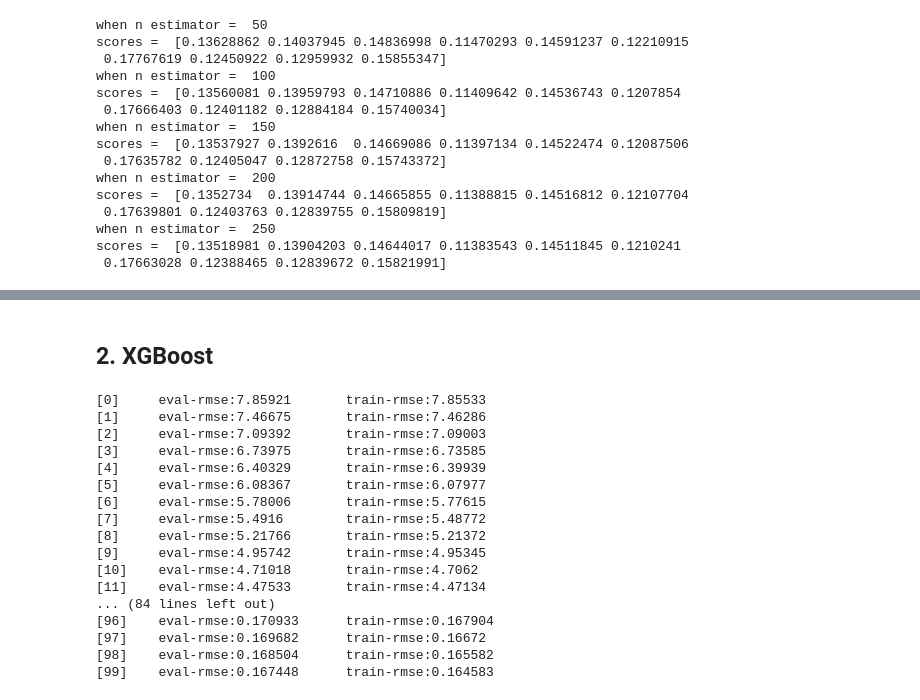
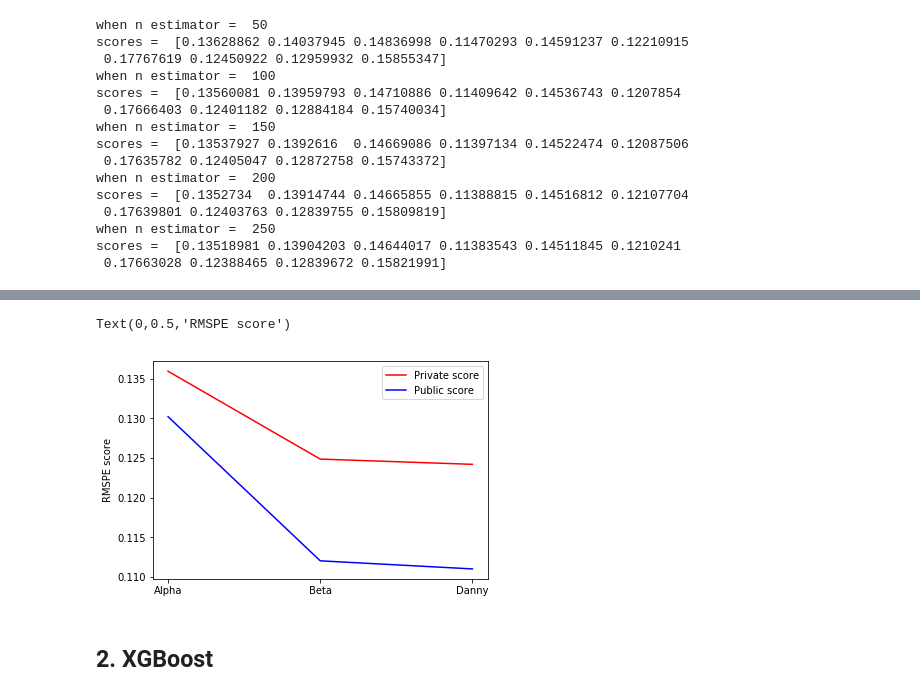
Before and after one commit to siyuanxu/Rossmann-Sales, a Jupyter notebook: Predict.ipynb, the cells around one changed output, grey strips where cells are left out. Saved outputs shown, nothing was run; the diff lists cells and outputs as text; code cells hidden in the pictures.

```diff
--- a/Predict.ipynb
+++ b/Predict.ipynb
@@ -176,37 +438,18 @@ pred_n_submit_log(RFR_basic_cesar,'RFR_basic_cesar')
+# %%
+import matplotlib.pyplot as plt
+
+models = ['Alpha','Beta','Danny']
+private_score = [0.13594,0.12487,0.12421]
+public_score = [0.13022,0.11205,0.11103]
+
+fig,ax = plt.subplots()
+ax.plot([1,2,3],private_score,'-r',label='Private score')
+ax.plot([1,2,3],public_score,'-b',label='Public score')
+ax.legend()
+plt.xticks([1,2,3],models)
+ax.set_ylabel('RMSPE score')
+# %% [output]
+Text(0,0.5,'RMSPE score')
+[figure, added]
 # %% [markdown]
 ## 2. XGBoost
-# %%
-import xgboost as xgb
-
-params = {'objective':'reg:linear',
-         'eta':0.05,
-         'booster':'gbtree'}
-
-features = list(cesar_train.columns.values)
-features.remove('Sales')
-
-X_train, X_test, y_train, y_test = train_test_split(cesar_train[features], cesar_train['Sales'], test_size=0.01, random_state=42)
-dtrain = xgb.DMatrix(X_train,y_train)
-dtest = xgb.DMatrix(X_test,y_test)
-watchlist = [(dtest, 'eval'), (dtrain, 'train')]
-num_boost_round = 100
-
-bst = xgb.train(params , dtrain , num_boost_round,watchlist,verbose_eval=True)
-# %% [output]
-[0]     eval-rmse:7.85921       train-rmse:7.85533
-[1]     eval-rmse:7.46675       train-rmse:7.46286
-[2]     eval-rmse:7.09392       train-rmse:7.09003
-[3]     eval-rmse:6.73975       train-rmse:6.73585
-[4]     eval-rmse:6.40329       train-rmse:6.39939
-[5]     eval-rmse:6.08367       train-rmse:6.07977
-[6]     eval-rmse:5.78006       train-rmse:5.77615
-[7]     eval-rmse:5.4916        train-rmse:5.48772
-[8]     eval-rmse:5.21766       train-rmse:5.21372
-[9]     eval-rmse:4.95742       train-rmse:4.95345
-[10]    eval-rmse:4.71018       train-rmse:4.7062
-[11]    eval-rmse:4.47533       train-rmse:4.47134
-... (84 lines left out)
-[96]    eval-rmse:0.170933      train-rmse:0.167904
-[97]    eval-rmse:0.169682      train-rmse:0.16672
-[98]    eval-rmse:0.168504      train-rmse:0.165582
-[99]    eval-rmse:0.167448      train-rmse:0.164583
```
Also changed, not shown: parts of 56 cells of this notebook, 38 other files.
